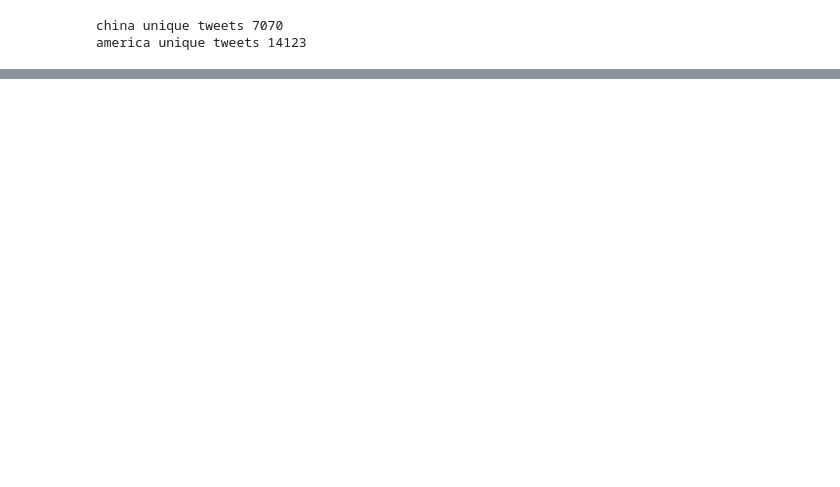
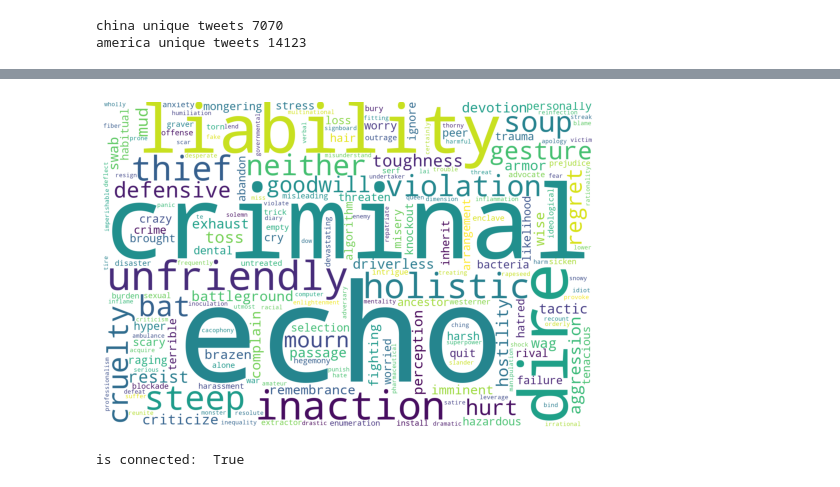
Before and after one commit to silviapoletti/Covid19-related-tweets-Network-Analysis, a Jupyter notebook: src/LIWK_and_projection(draft).ipynb, the cells around one changed output, grey strips where cells are left out. Cells and saved outputs as stored; diff of their text form; code cells hidden in the pictures; blank space fills up the shorter version.

```diff
--- a/src/LIWK_and_projection(draft).ipynb
+++ b/src/LIWK_and_projection(draft).ipynb
@@ -178,0 +218,13 @@ america unique tweets 14123
+# %%
+from wordcloud import WordCloud
+def plot_wordcloud(dictionary):
+    wordcloud = WordCloud(background_color='white',
+                          width=1500,
+                          height=1000
+                          ).generate_from_frequencies(dictionary)
+    # use .generate(space_separated_string) - to generate cloud from text
+
+    plt.figure(figsize=(9,6))
+    plt.imshow(wordcloud)
+    plt.axis('off')
+    plt.show()
@@ -178,0 +357,7 @@ america unique tweets 14123
+# %%
+for word, value in marker_dict.items() :
+    marker_dict[word] = value / freq_dict[word]
+
+plot_wordcloud(marker_dict) # This is the wordcloud of the average of the marker a words has got
+# %% [output]
+[figure, added]
@@ -178,0 +366,7 @@ america unique tweets 14123
+# %%
+# Constructing the graph object from the adjacency matrix
+G = nx.convert_matrix.from_numpy_array(A.to_numpy())
+G = nx.relabel_nodes(G , mapping = dict([ (i,sorted(list(freq_dict.keys()))[i]) for i in range(len(freq_dict.keys())) ]) )
+print('is connected: ',nx.is_connected(G))
+# %% [output]
+is connected:  True
```
Also changed, not shown: parts of 21 cells of this notebook.
